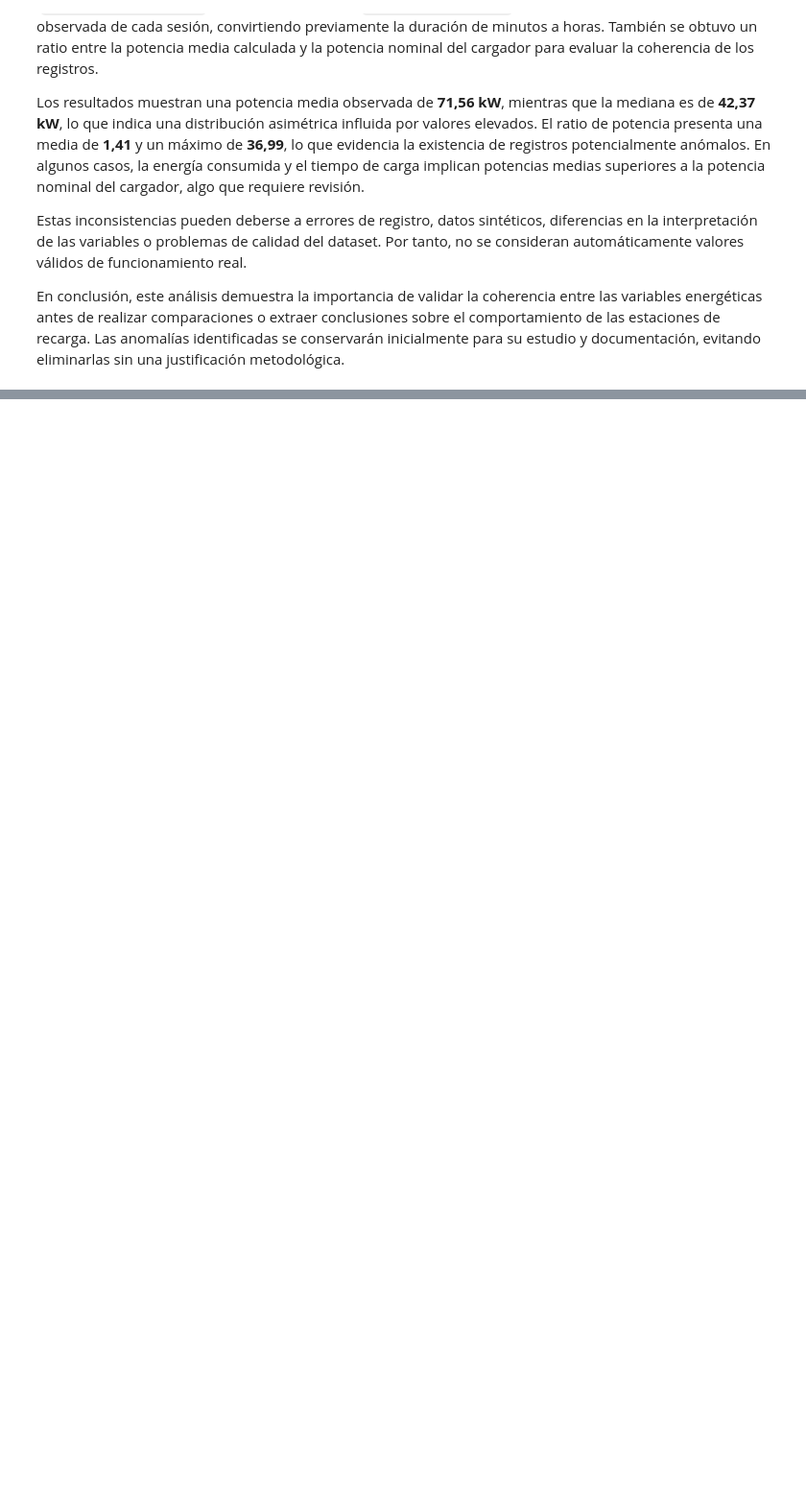
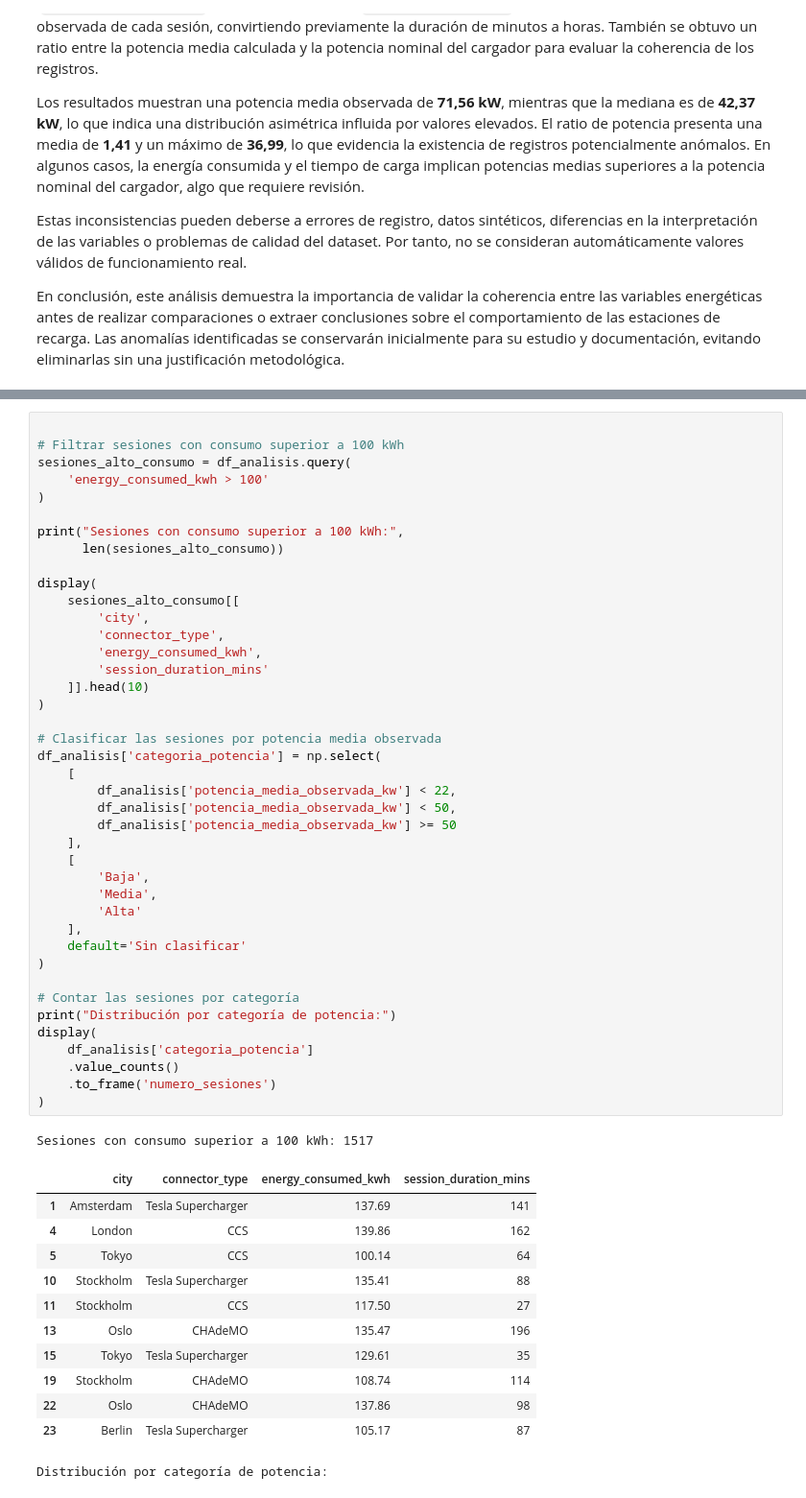
Before and after one commit to fredy10zs/analitica, a Jupyter notebook: EA4_Actividad_IA/EA4_Fredy_Ramírez.ipynb, the cells around one changed output, grey strips where cells are left out. Shown at 96% size. Drawn from its saved outputs; the diff is of its cells as text; blank space fills up the shorter version.

```diff
--- a/EA4_Actividad_IA/EA4_Fredy_Ramírez.ipynb
+++ b/EA4_Actividad_IA/EA4_Fredy_Ramírez.ipynb
@@ -249,0 +590,55 @@ En conclusión, este análisis demuestra la importancia de validar la coherencia
+# %%
+
+# Filtrar sesiones con consumo superior a 100 kWh
+sesiones_alto_consumo = df_analisis.query(
+    'energy_consumed_kwh > 100'
+)
+
+print("Sesiones con consumo superior a 100 kWh:",
+      len(sesiones_alto_consumo))
+
+display(
+    sesiones_alto_consumo[[
+        'city',
+        'connector_type',
+        'energy_consumed_kwh',
+        'session_duration_mins'
+    ]].head(10)
+)
+
+# Clasificar las sesiones por potencia media observada
+df_analisis['categoria_potencia'] = np.select(
+    [
+        df_analisis['potencia_media_observada_kw'] < 22,
+        df_analisis['potencia_media_observada_kw'] < 50,
+        df_analisis['potencia_media_observada_kw'] >= 50
+    ],
+    [
+        'Baja',
+        'Media',
+        'Alta'
+    ],
+    default='Sin clasificar'
+)
+
+# Contar las sesiones por categoría
+print("Distribución por categoría de potencia:")
+display(
+    df_analisis['categoria_potencia']
+    .value_counts()
+    .to_frame('numero_sesiones')
+)
+# %% [output]
+Sesiones con consumo superior a 100 kWh: 1517
+|  | city | connector_type | energy_consumed_kwh | session_duration_mins |
+| 1 | Amsterdam | Tesla Supercharger | 137.69 | 141 |
+| 4 | London | CCS | 139.86 | 162 |
+| 5 | Tokyo | CCS | 100.14 | 64 |
+| 10 | Stockholm | Tesla Supercharger | 135.41 | 88 |
+| 11 | Stockholm | CCS | 117.50 | 27 |
+| 13 | Oslo | CHAdeMO | 135.47 | 196 |
+| 15 | Tokyo | Tesla Supercharger | 129.61 | 35 |
+| 19 | Stockholm | CHAdeMO | 108.74 | 114 |
+| 22 | Oslo | CHAdeMO | 137.86 | 98 |
+| 23 | Berlin | Tesla Supercharger | 105.17 | 87 |
+Distribución por categoría de potencia:
```
Also changed, not shown: parts of 30 cells of this notebook, 14 other files.
